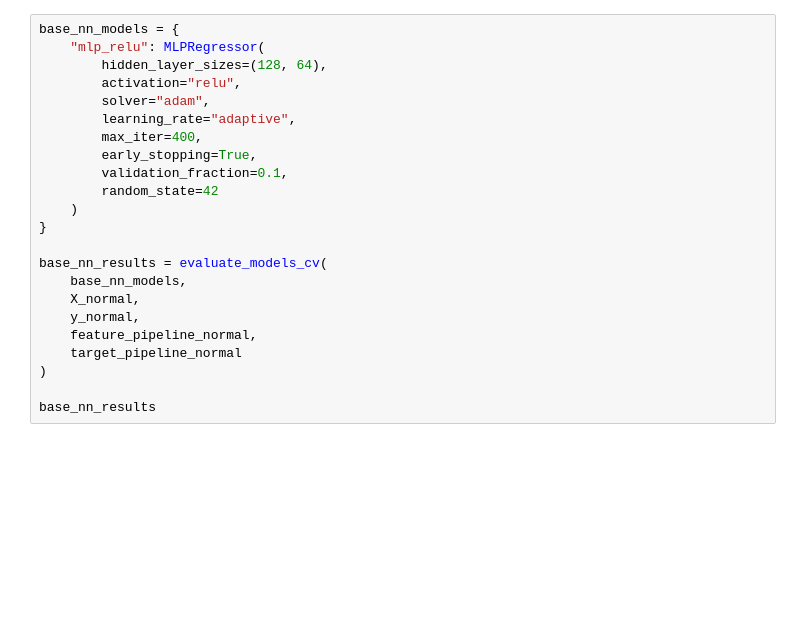
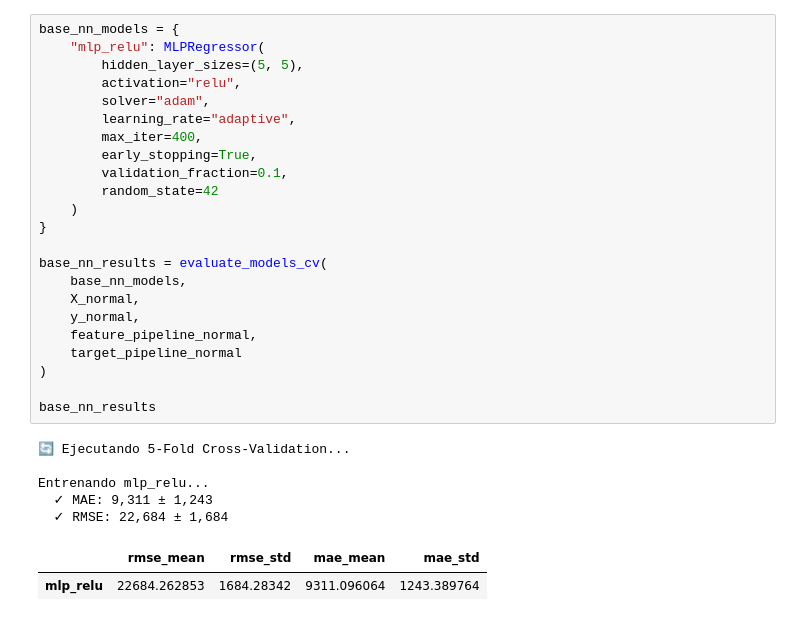
Before and after one commit to gonzabaleta/alquileres, a Jupyter notebook: notebooks/06-redes.ipynb, the cells around one changed output. Drawn from its saved outputs; the diff is of its cells as text; blank space fills up the shorter version.

```diff
--- a/notebooks/06-redes.ipynb
+++ b/notebooks/06-redes.ipynb
@@ -41,24 +43,32 @@ ModuleNotFoundError: No module named 'tqdm'
 # %%
 base_nn_models = {
     "mlp_relu": MLPRegressor(
-        hidden_layer_sizes=(128, 64),
+        hidden_layer_sizes=(5, 5),
         activation="relu",
         solver="adam",
         learning_rate="adaptive",
         max_iter=400,
         early_stopping=True,
         validation_fraction=0.1,
         random_state=42
     )
 }
 
 base_nn_results = evaluate_models_cv(
     base_nn_models,
     X_normal,
     y_normal,
     feature_pipeline_normal,
     target_pipeline_normal
 )
 
 base_nn_results
+# %% [output]
+🔄 Ejecutando 5-Fold Cross-Validation...
+
+Entrenando mlp_relu...
+  ✓ MAE: 9,311 ± 1,243
+  ✓ RMSE: 22,684 ± 1,684
+|  | rmse_mean | rmse_std | mae_mean | mae_std |
+| mlp_relu | 22684.262853 | 1684.28342 | 9311.096064 | 1243.389764 |
 # %%
```
Also changed, not shown: parts of 6 cells of this notebook, 2 other files.
